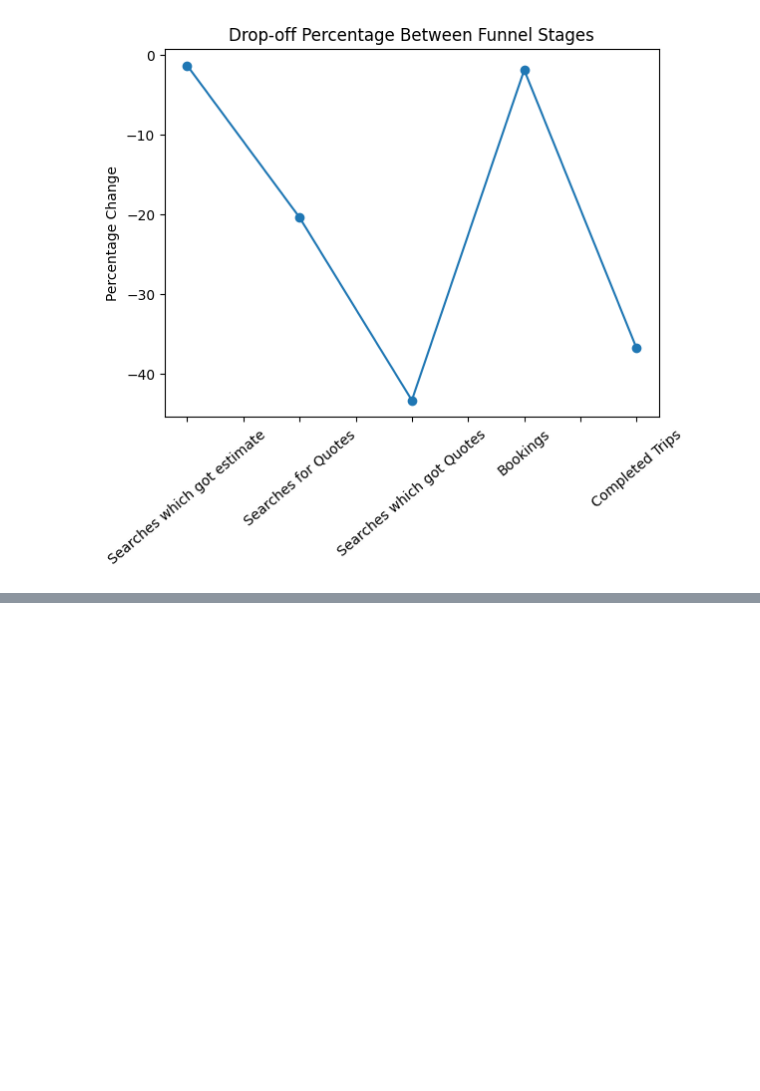
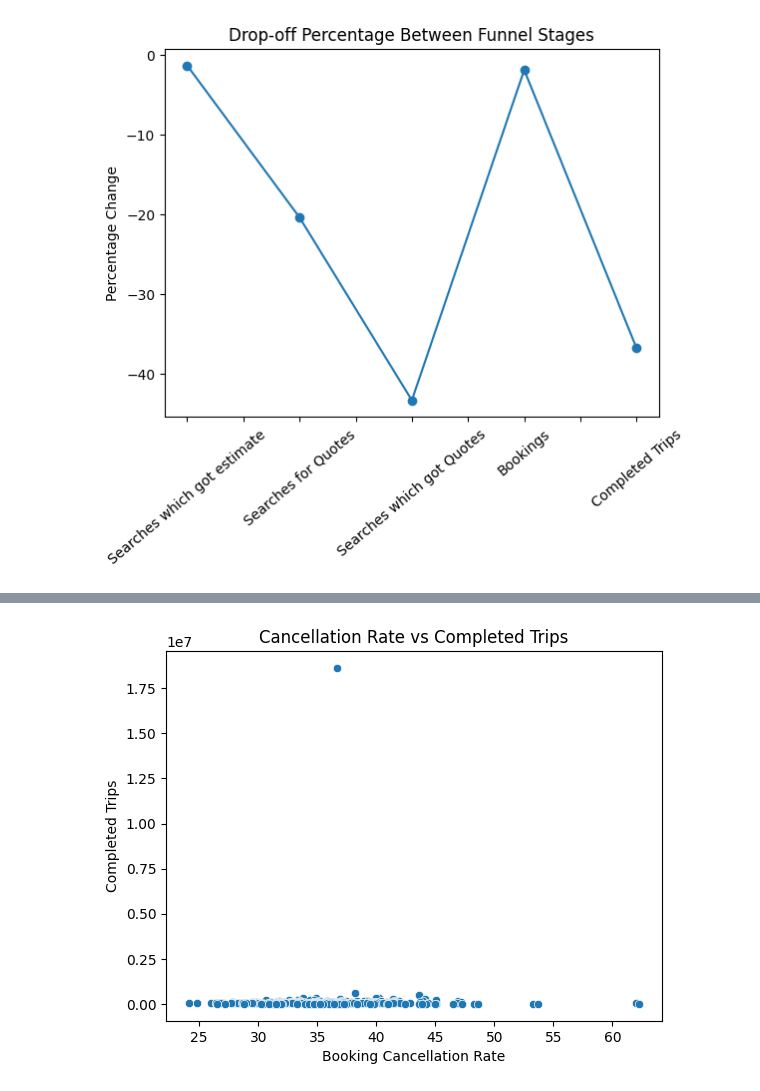
Before and after one commit to debjit11/Namma-Yatri-and-Uber-Analysis, a Jupyter notebook: yarti_main.ipynb, the cells around one changed output, grey strips where cells are left out. Saved outputs shown, nothing was run; the diff lists cells and outputs as text; code cells hidden in the pictures; blank space fills up the shorter version.

```diff
--- a/yarti_main.ipynb
+++ b/yarti_main.ipynb
@@ -144,0 +173,10 @@ plt.show()
+# %%
+sns.scatterplot(
+    x='Booking Cancellation Rate',
+    y='Completed Trips',
+    data=df
+)
+plt.title("Cancellation Rate vs Completed Trips")
+plt.show()
+# %% [output]
+[figure, added]
```
Also changed, not shown: parts of 6 cells of this notebook.
